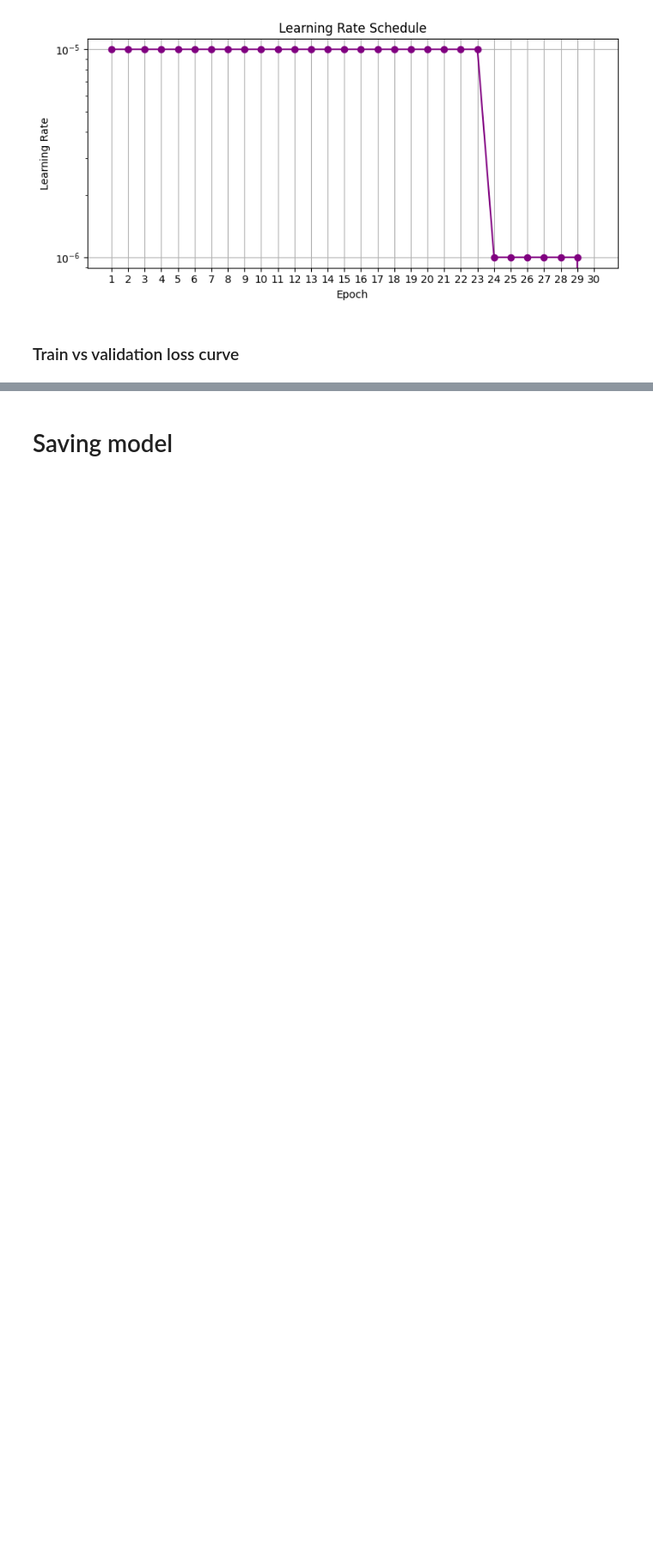
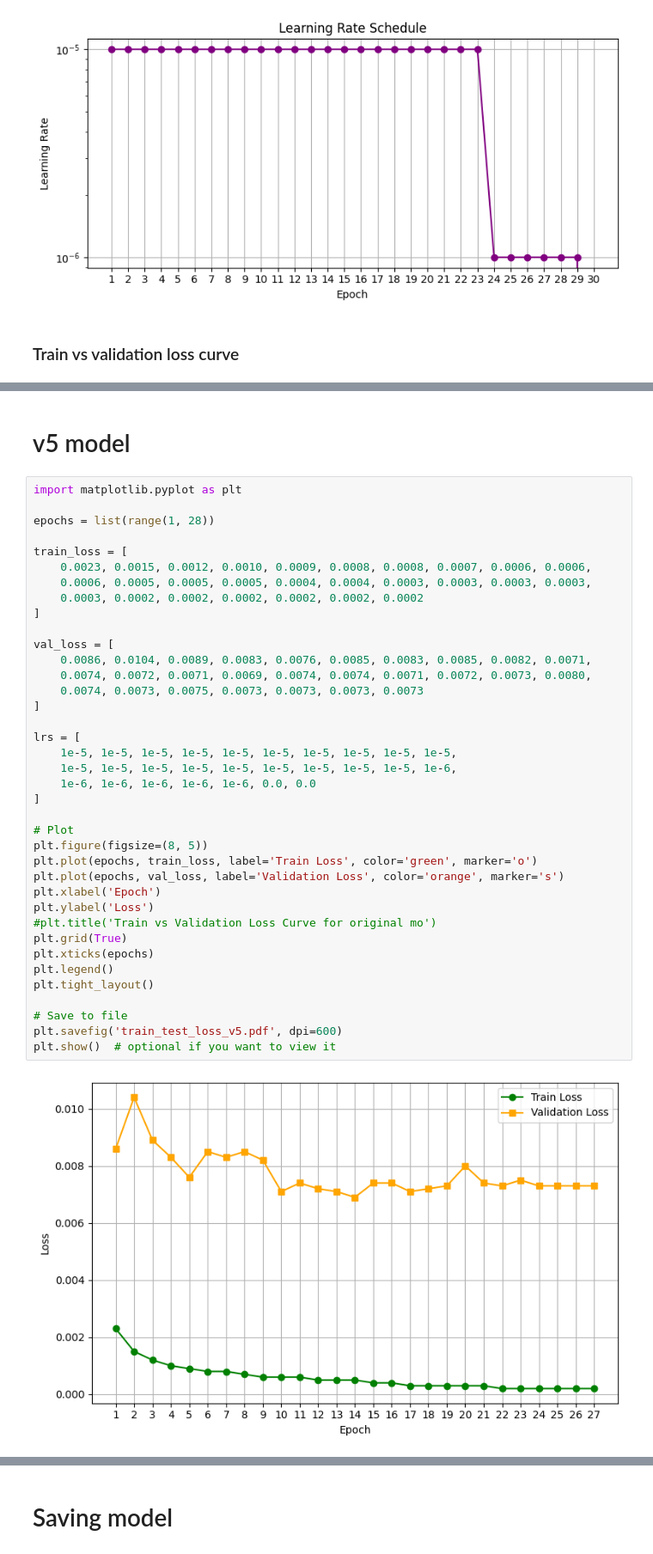
Before and after one commit to rahuldavanam/studentarbeit-final, a Jupyter notebook: 3_training_phase.ipynb, the cells around one changed output, grey strips where cells are left out. Shown at 86% size. Drawn from its saved outputs; the diff is of its cells as text; blank space fills up the shorter version.

```diff
--- a/3_training_phase.ipynb
+++ b/3_training_phase.ipynb
@@ -629,0 +630,42 @@ plt.show()  # optional if you want to view it
+# %% [markdown]
+# v5 model
+# %%
+import matplotlib.pyplot as plt
+
+epochs = list(range(1, 28))
+
+train_loss = [
+    0.0023, 0.0015, 0.0012, 0.0010, 0.0009, 0.0008, 0.0008, 0.0007, 0.0006, 0.0006,
+    0.0006, 0.0005, 0.0005, 0.0005, 0.0004, 0.0004, 0.0003, 0.0003, 0.0003, 0.0003,
+    0.0003, 0.0002, 0.0002, 0.0002, 0.0002, 0.0002, 0.0002
+]
+
+val_loss = [
+    0.0086, 0.0104, 0.0089, 0.0083, 0.0076, 0.0085, 0.0083, 0.0085, 0.0082, 0.0071,
+    0.0074, 0.0072, 0.0071, 0.0069, 0.0074, 0.0074, 0.0071, 0.0072, 0.0073, 0.0080,
+    0.0074, 0.0073, 0.0075, 0.0073, 0.0073, 0.0073, 0.0073
+]
+
+lrs = [
+    1e-5, 1e-5, 1e-5, 1e-5, 1e-5, 1e-5, 1e-5, 1e-5, 1e-5, 1e-5,
+    1e-5, 1e-5, 1e-5, 1e-5, 1e-5, 1e-5, 1e-5, 1e-5, 1e-5, 1e-6,
+    1e-6, 1e-6, 1e-6, 1e-6, 1e-6, 0.0, 0.0
+]
+
+# Plot
+plt.figure(figsize=(8, 5))
+plt.plot(epochs, train_loss, label='Train Loss', color='green', marker='o')
+plt.plot(epochs, val_loss, label='Validation Loss', color='orange', marker='s')
+plt.xlabel('Epoch')
+plt.ylabel('Loss')
+#plt.title('Train vs Validation Loss Curve for original mo')
+plt.grid(True)
+plt.xticks(epochs)
+plt.legend()
+plt.tight_layout()
+
+# Save to file
+plt.savefig('train_test_loss_v5.pdf', dpi=600)
+plt.show()  # optional if you want to view it
+# %% [output]
+[figure, added]
```
Also changed, not shown: parts of 5 cells of this notebook.
